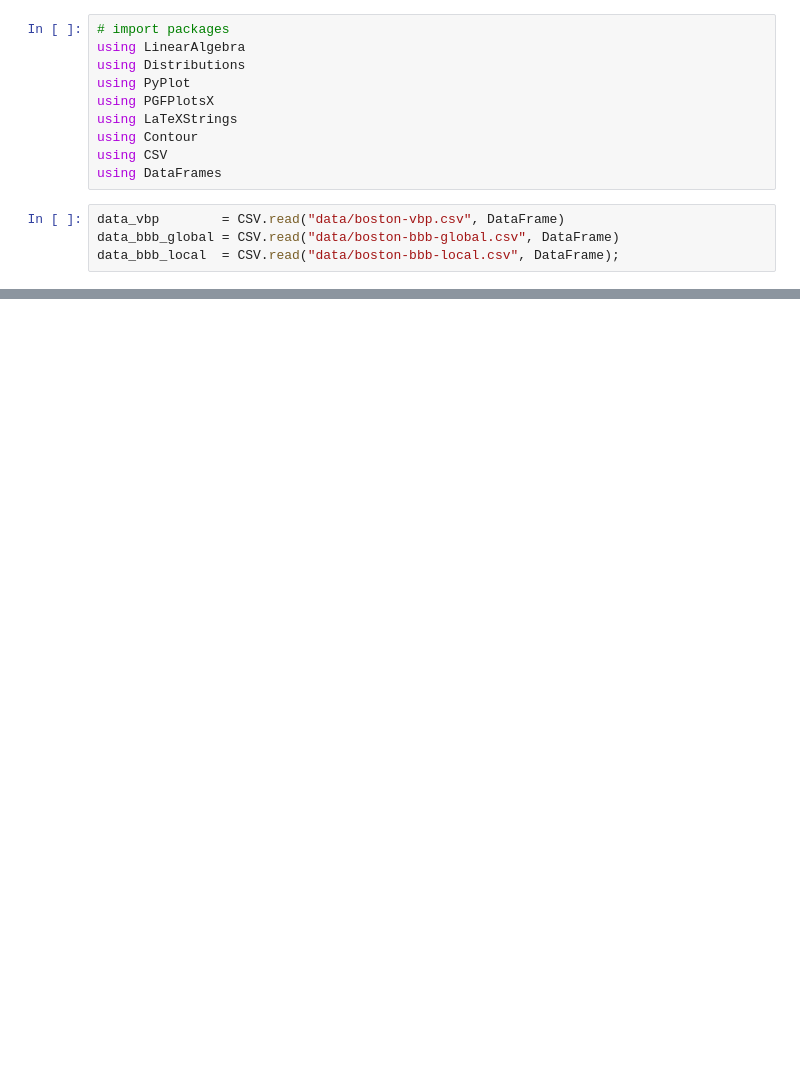
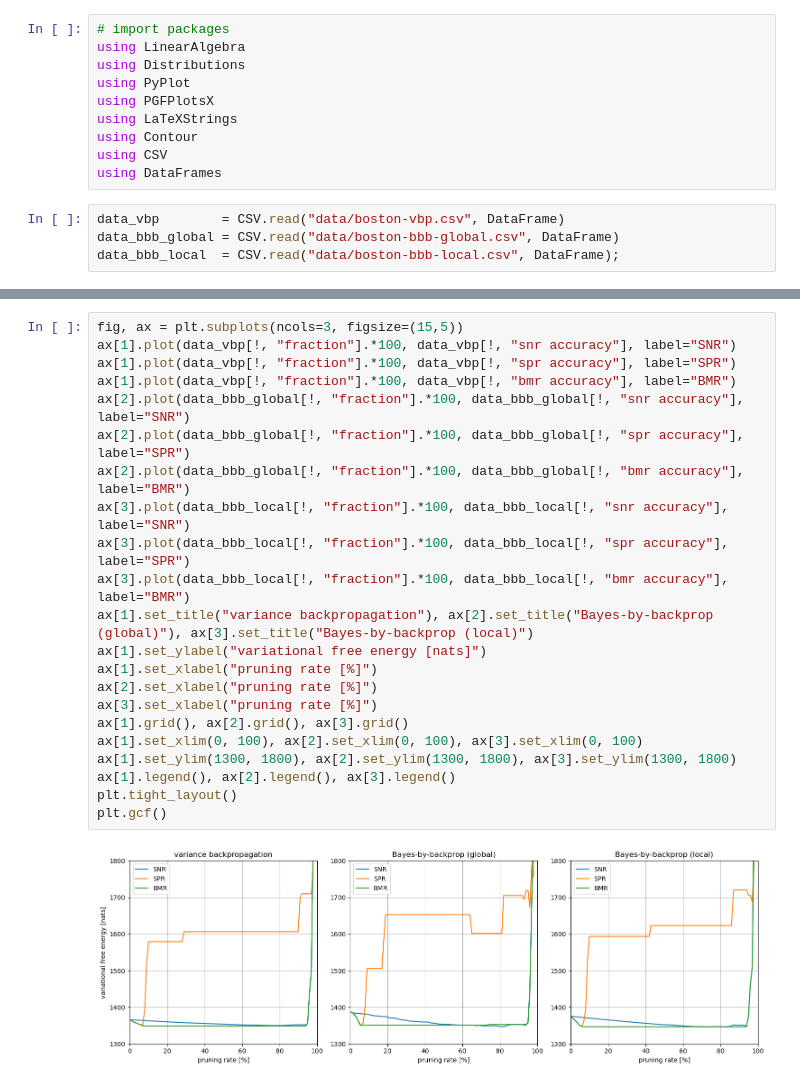
Before and after one commit to biaslab/PrincipledPruningBNN, a Jupyter notebook: paper/comparison.ipynb, the cells around one changed output, grey strips where cells are left out. Saved outputs shown, nothing was run; the diff lists cells and outputs as text; blank space fills up the shorter version.

```diff
--- a/paper/comparison.ipynb
+++ b/paper/comparison.ipynb
@@ -38,0 +41,24 @@ plt.tight_layout()
+# %%
+fig, ax = plt.subplots(ncols=3, figsize=(15,5))
+ax[1].plot(data_vbp[!, "fraction"].*100, data_vbp[!, "snr accuracy"], label="SNR")
+ax[1].plot(data_vbp[!, "fraction"].*100, data_vbp[!, "spr accuracy"], label="SPR")
+ax[1].plot(data_vbp[!, "fraction"].*100, data_vbp[!, "bmr accuracy"], label="BMR")
+ax[2].plot(data_bbb_global[!, "fraction"].*100, data_bbb_global[!, "snr accuracy"], label="SNR")
+ax[2].plot(data_bbb_global[!, "fraction"].*100, data_bbb_global[!, "spr accuracy"], label="SPR")
+ax[2].plot(data_bbb_global[!, "fraction"].*100, data_bbb_global[!, "bmr accuracy"], label="BMR")
+ax[3].plot(data_bbb_local[!, "fraction"].*100, data_bbb_local[!, "snr accuracy"], label="SNR")
+ax[3].plot(data_bbb_local[!, "fraction"].*100, data_bbb_local[!, "spr accuracy"], label="SPR")
+ax[3].plot(data_bbb_local[!, "fraction"].*100, data_bbb_local[!, "bmr accuracy"], label="BMR")
+ax[1].set_title("variance backpropagation"), ax[2].set_title("Bayes-by-backprop (global)"), ax[3].set_title("Bayes-by-backprop (local)")
+ax[1].set_ylabel("variational free energy [nats]")
+ax[1].set_xlabel("pruning rate [%]")
+ax[2].set_xlabel("pruning rate [%]")
+ax[3].set_xlabel("pruning rate [%]")
+ax[1].grid(), ax[2].grid(), ax[3].grid()
+ax[1].set_xlim(0, 100), ax[2].set_xlim(0, 100), ax[3].set_xlim(0, 100)
+ax[1].set_ylim(1300, 1800), ax[2].set_ylim(1300, 1800), ax[3].set_ylim(1300, 1800)
+ax[1].legend(), ax[2].legend(), ax[3].legend()
+plt.tight_layout()
+plt.gcf()
+# %% [output]
+[figure, added]
```
Also changed, not shown: parts of 4 cells of this notebook, 2 other files.
